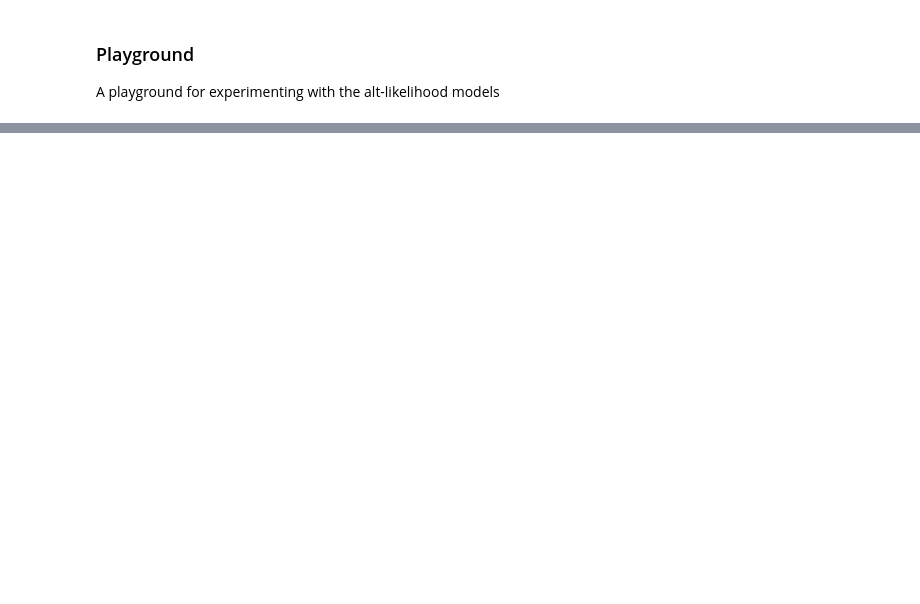
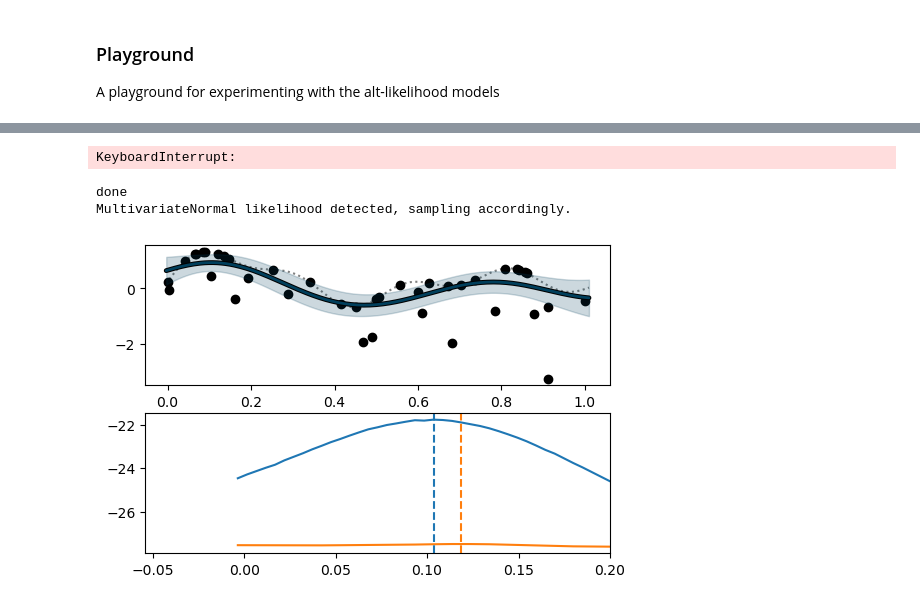
Before and after one commit to standw7/STPBenchmark, a Jupyter notebook: Playground.ipynb, the cells around one changed output, grey strips where cells are left out. Saved outputs shown, nothing was run; the diff lists cells and outputs as text; code cells hidden in the pictures; blank space fills up the shorter version.

```diff
--- a/Playground.ipynb
+++ b/Playground.ipynb
@@ -102,0 +78,79 @@ plt.fill_between(
+# %%
+# Clone inducing points and initialize model
+inducing_points = x_train.clone()
+model = VarTGP(inducing_points).double()
+
+# Train model
+train_natural_variational_model(
+    model, x_train, y_train, epochs=600, lr=0.01, y_standardize=True
+)
+
+# Best observed value
+best_f = y_train.max()
+
+# Number of MC and likelihood samples
+num_lik_samples = 1024
+num_mc_samples = 1024
+
+# Get posterior and draw samples
+model.eval()
+with torch.no_grad():
+    posterior = model.posterior(x_test, num_samples=num_lik_samples)
+    samples = posterior.sample(torch.Size([num_mc_samples]))  # Shape: [num_mc_samples, num_lik_samples, n_test]
+    samples = samples.reshape(-1, posterior.batch_shape[1])   # Shape: [num_mc_samples * num_lik_samples, n_test]
+
+# Compute Expected Improvement
+improvement = (samples - best_f).clamp(min=0)
+expected_improvement = np.log(improvement+1e-12).mean(dim=0).squeeze()
+
+print("done")
+
+# mean, _, lower, upper = get_prediction_summary(posterior, num_samples=256)
+# %% [output]
+KeyboardInterrupt:
+# %%
+model.eval()
+with torch.no_grad():
+    posterior = model.posterior(x_test, num_samples=num_lik_samples, observation_noise=False)
+    samples = posterior.sample(torch.Size([40000]))  # Shape: [num_mc_samples, num_lik_samples, n_test]
+    # samples = samples.reshape(-1, posterior.batch_shape[1])   # Shape: [num_mc_samples * num_lik_samples, n_test]
+
+# Compute Expected Improvement
+improvement = (samples - best_f).clamp(min=0)
+expected_improvement_g = np.log(improvement+1e-12).mean(dim=0).squeeze()
+
+print("done")
+
+mean, _, lower, upper = get_prediction_summary(posterior, num_samples=256)
+# %% [output]
+done
+MultivariateNormal likelihood detected, sampling accordingly.
+# %%
+# Plot
+fig, ax = plt.subplots(nrows=2, figsize=(6, 4))
+
+ax[0].plot(x_test, y_test, color="grey", ls=":", zorder=-1)
+ax[0].scatter(x_train, y_train, color="k")
+
+ax[0].plot(x_test, mean, color='k', lw=3.5, solid_capstyle='round')
+ax[0].plot(x_test, mean, color=colors[0], lw=2, solid_capstyle='round')
+
+ax[0].fill_between(
+    x_test.flatten(),
+    lower,
+    upper,
+    alpha=0.2,
+    # label="95% confidence interval",
+    color=colors[0],
+)
+
+
+ax[1].plot(x_test.numpy(), expected_improvement.numpy())
+ax[1].plot(x_test.numpy(), expected_improvement_g.numpy())
+
+ax[1].axvline(x_test[torch.argmax(expected_improvement)].item(), color='C0', ls='--')
+ax[1].axvline(x_test[torch.argmax(expected_improvement_g)].item(), color='C1', ls='--')
+ax[1].set_xlim(None, 0.2)
+plt.show()
+# %% [output]
+[figure, added]
```
Also changed, not shown: parts of 11 cells of this notebook, 3 other files.
